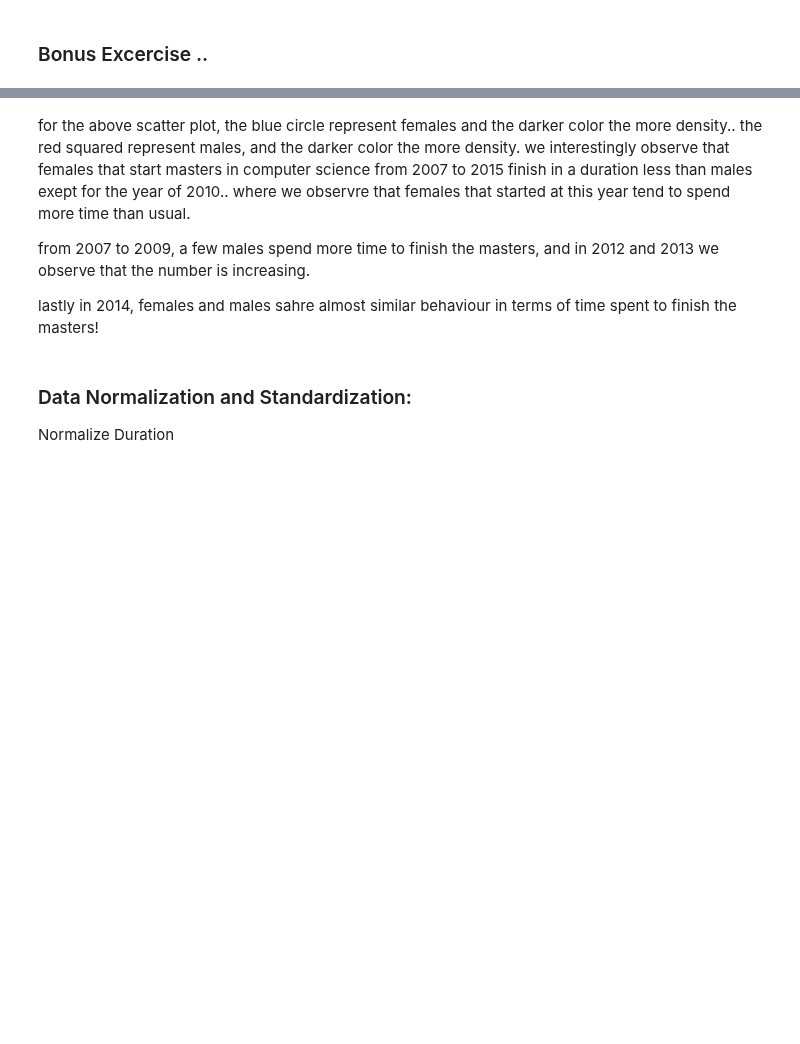
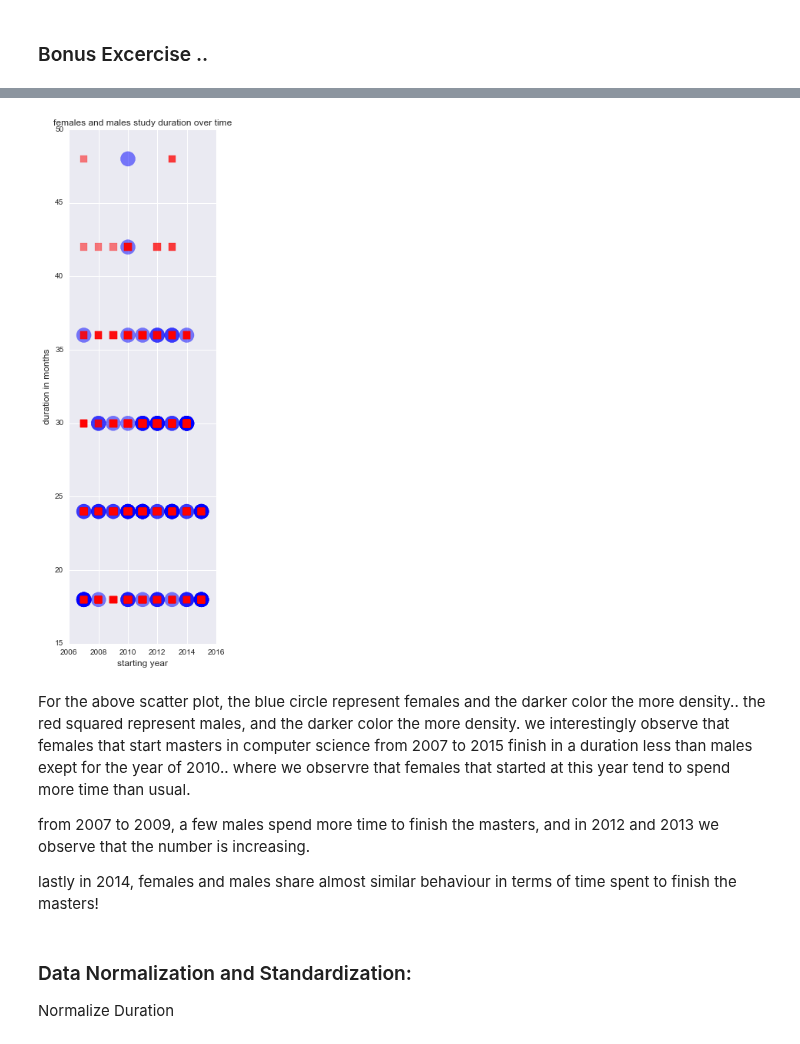
Before and after one commit to meryemmhamdi1/Gokcen_Meryem_Riyadh_ADA, a Jupyter notebook: 02 - Data from the Web/HW2.ipynb, the cells around one changed output, grey strips where cells are left out. Cells and saved outputs as stored; diff of their text form; code cells hidden in the pictures; blank space fills up the shorter version.

Commit message:
changed the size of the last plot

```diff
--- a/02 - Data from the Web/HW2.ipynb
+++ b/02 - Data from the Web/HW2.ipynb
@@ -955,41 +963,44 @@ import pylab
 import matplotlib
 
 x1=data_female['start_year']
 y1=data_female['total_duration']
 x2=data_male['start_year']
 y2=data_male['total_duration']
 
 
 def my_circle_scatter(axes, x_array, y_array, radius=0.5, **kwargs):
     for x, y in zip(x_array, y_array):
         circle = pylab.Circle((x,y), radius=radius, **kwargs)
         axes.add_patch(circle)
     return True
 
 def my_square_scatter(axes, x_array, y_array, size=0.5, **kwargs):
     size = float(size)
     for x, y in zip(x_array, y_array):
         square = pylab.Rectangle((x-size/2,y-size/2), size, size, **kwargs)
         axes.add_patch(square)
     return True
 
 axes=pylab.axes()
 my_circle_scatter(axes, x1, y1, radius=.5, alpha=.5, color='b')
 my_square_scatter(axes, x2, y2, size=.5, alpha=.5, color='r')
 pylab.axis('scaled')
 plt.title('females and males study duration over time', fontsize=12)
 plt.xlabel('starting year', fontsize=12)
 plt.ylabel('duration in months', fontsize=12)
-pylab.legend()
 
+
+plt.rcParams["figure.figsize"] = (12,12)
 pylab.show()
+# %% [output]
+[figure, added]
 # %% [markdown]
-for the above scatter plot, the blue circle represent females and the darker color the more density.. the red squared represent males, and the darker color the more density.
+For the above scatter plot, the blue circle represent females and the darker color the more density.. the red squared represent males, and the darker color the more density.
 we interestingly observe that females that start masters in computer science from 2007 to 2015 finish in a duration less than males exept for the year of 2010.. where we observre that females that started at this year tend to spend more time than usual.
 
 from 2007 to 2009, a few males spend more time to finish the masters, and in 2012 and 2013 we observe that the number is increasing.
 
-lastly in 2014, females and males sahre almost similar behaviour in terms of time spent to finish the masters!
+lastly in 2014, females and males share almost similar behaviour in terms of time spent to finish the masters!
 # %% [markdown]
 ### Data Normalization and Standardization:
  Normalize Duration
```
Also changed, not shown: parts of 15 cells of this notebook.
